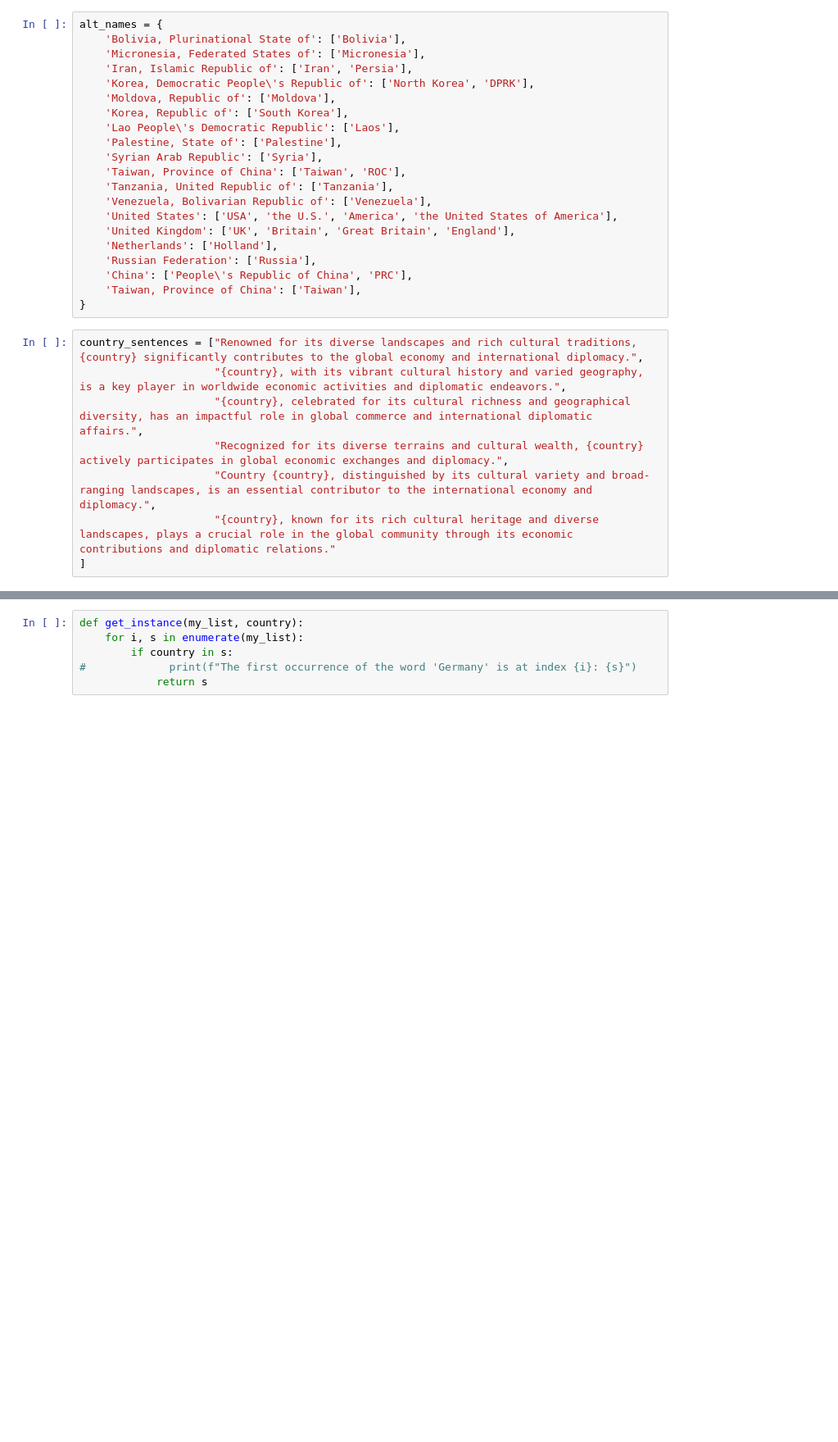
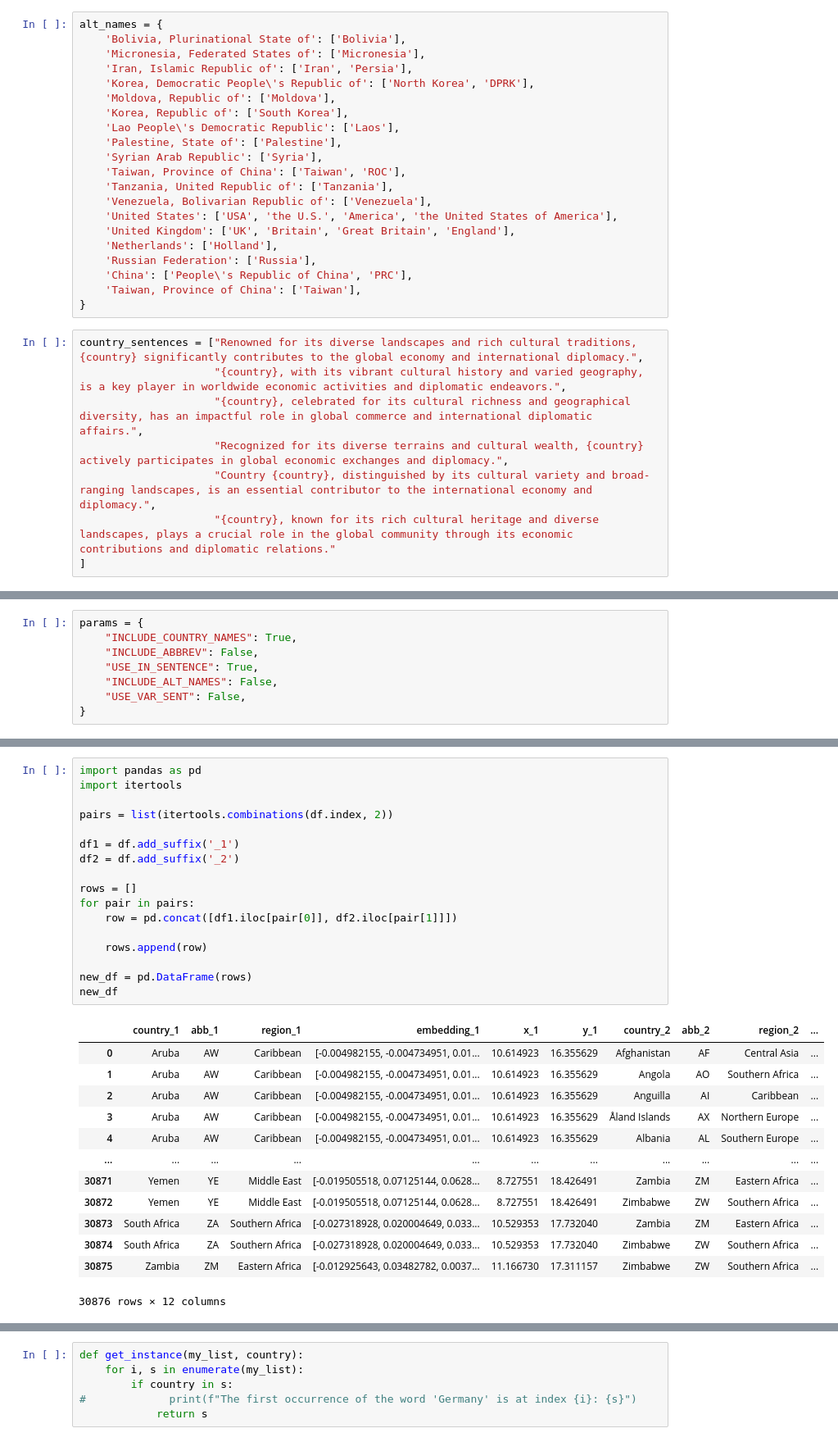
Before and after one commit to brjezierski/master-thesis, a Jupyter notebook: notebooks/country_similarity.ipynb, the cells around one changed output, grey strips where cells are left out. Shown: that part at 82% size. Drawn from its saved outputs; the diff is of its cells as text; blank space fills up the shorter version.

```diff
--- a/notebooks/country_similarity.ipynb
+++ b/notebooks/country_similarity.ipynb
@@ -46,3 +323,11 @@ country_sentences = ["Renowned for its diverse landscapes and rich cultural trad
+# %%
+params = {
+    "INCLUDE_COUNTRY_NAMES": True,
+    "INCLUDE_ABBREV": False,
+    "USE_IN_SENTENCE": True,
+    "INCLUDE_ALT_NAMES": False,
+    "USE_VAR_SENT": False,
+}
 # %%
 import umap
 import plotly.graph_objects as go
@@ -128,0 +407,31 @@ To disable this warning, you can either:
+# %%
+import pandas as pd
+import itertools
+
+pairs = list(itertools.combinations(df.index, 2))
+
+df1 = df.add_suffix('_1')
+df2 = df.add_suffix('_2')
+
+rows = []
+for pair in pairs:
+    row = pd.concat([df1.iloc[pair[0]], df2.iloc[pair[1]]])
+
+    rows.append(row)
+
+new_df = pd.DataFrame(rows)
+new_df
+# %% [output]
+|  | country_1 | abb_1 | region_1 | embedding_1 | x_1 | y_1 | country_2 | abb_2 | region_2 | ... |
+| 0 | Aruba | AW | Caribbean | [-0.004982155, -0.004734951, 0.01... | 10.614923 | 16.355629 | Afghanistan | AF | Central Asia | ... |
+| 1 | Aruba | AW | Caribbean | [-0.004982155, -0.004734951, 0.01... | 10.614923 | 16.355629 | Angola | AO | Southern Africa | ... |
+| 2 | Aruba | AW | Caribbean | [-0.004982155, -0.004734951, 0.01... | 10.614923 | 16.355629 | Anguilla | AI | Caribbean | ... |
+| 3 | Aruba | AW | Caribbean | [-0.004982155, -0.004734951, 0.01... | 10.614923 | 16.355629 | Åland Islands | AX | Northern Europe | ... |
+| 4 | Aruba | AW | Caribbean | [-0.004982155, -0.004734951, 0.01... | 10.614923 | 16.355629 | Albania | AL | Southern Europe | ... |
+| ... | ... | ... | ... | ... | ... | ... | ... | ... | ... | ... |
+| 30871 | Yemen | YE | Middle East | [-0.019505518, 0.07125144, 0.0628... | 8.727551 | 18.426491 | Zambia | ZM | Eastern Africa | ... |
+| 30872 | Yemen | YE | Middle East | [-0.019505518, 0.07125144, 0.0628... | 8.727551 | 18.426491 | Zimbabwe | ZW | Southern Africa | ... |
+| 30873 | South Africa | ZA | Southern Africa | [-0.027318928, 0.020004649, 0.033... | 10.529353 | 17.732040 | Zambia | ZM | Eastern Africa | ... |
+| 30874 | South Africa | ZA | Southern Africa | [-0.027318928, 0.020004649, 0.033... | 10.529353 | 17.732040 | Zimbabwe | ZW | Southern Africa | ... |
+| 30875 | Zambia | ZM | Eastern Africa | [-0.012925643, 0.03482782, 0.0037... | 11.166730 | 17.311157 | Zimbabwe | ZW | Southern Africa | ... |
+30876 rows × 12 columns
```
Also changed, not shown: parts of 10 cells of this notebook, 47 other files.
